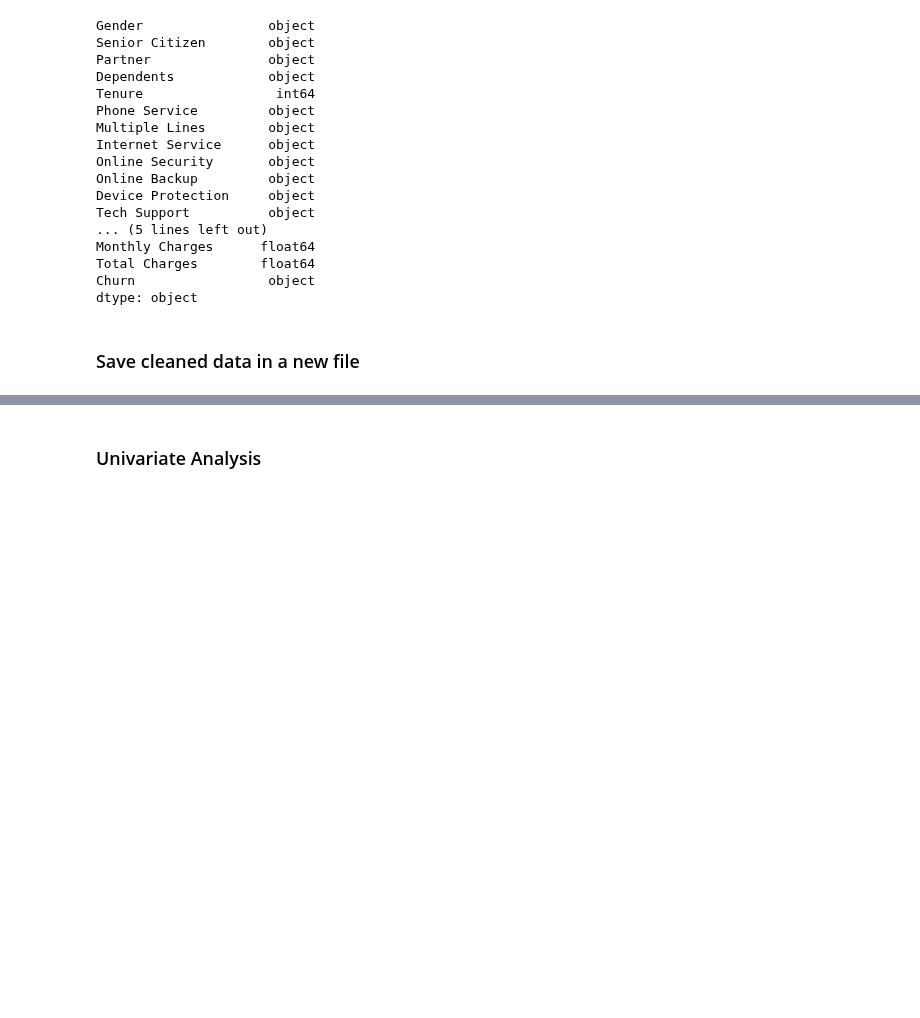
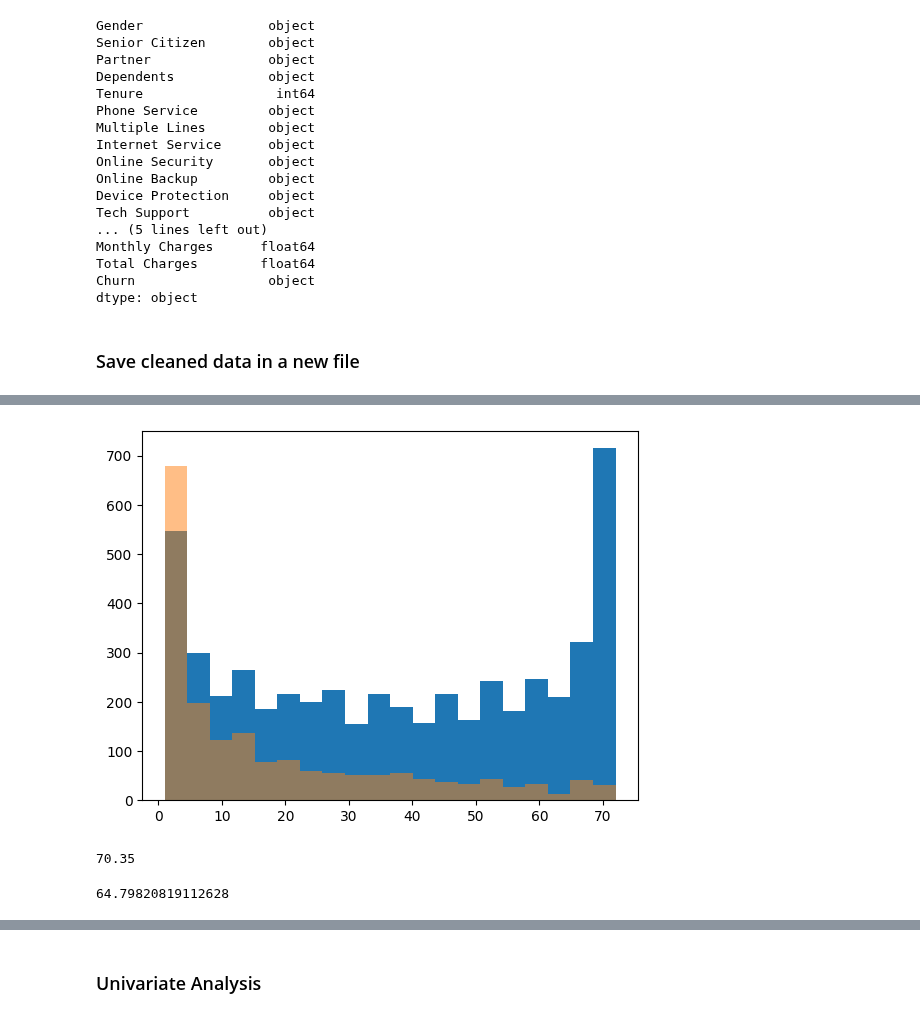
Before and after one commit to CassiaNascimento/Customer_Churn_Prediction, a Jupyter notebook: notebooks/EDA.ipynb, the cells around one changed output, grey strips where cells are left out. Saved outputs shown, nothing was run; the diff lists cells and outputs as text; code cells hidden in the pictures; blank space fills up the shorter version.

```diff
--- a/notebooks/EDA.ipynb
+++ b/notebooks/EDA.ipynb
@@ -189,0 +229,13 @@ df.to_csv('cleaned_data.csv',index=False)
+# %%
+plt.hist(df[df["Churn"]=="No"]["Tenure"],bins=20)
+plt.hist(df[df["Churn"]=="Yes"]["Tenure"],bins=20,alpha=0.5);
+# %% [output]
+[figure, added]
+# %%
+df["Monthly Charges"].median()
+# %% [output]
+70.35
+# %%
+df["Monthly Charges"].mean()
+# %% [output]
+64.79820819112628
```
Also changed, not shown: parts of 20 cells of this notebook, 4 other files.
